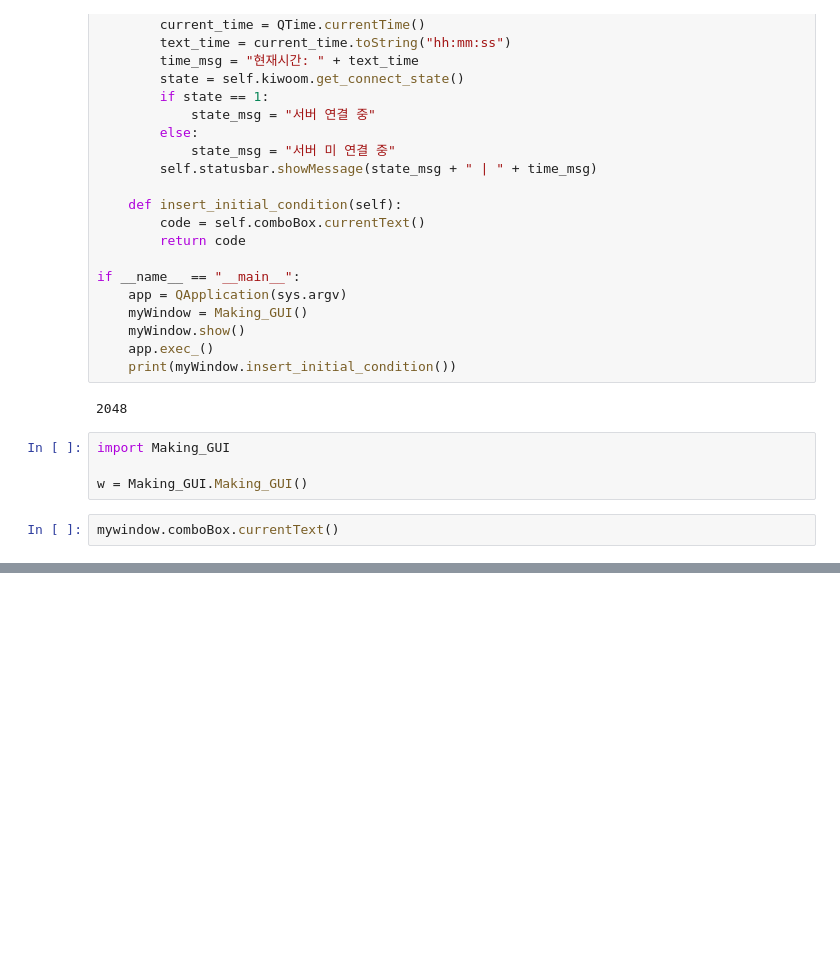
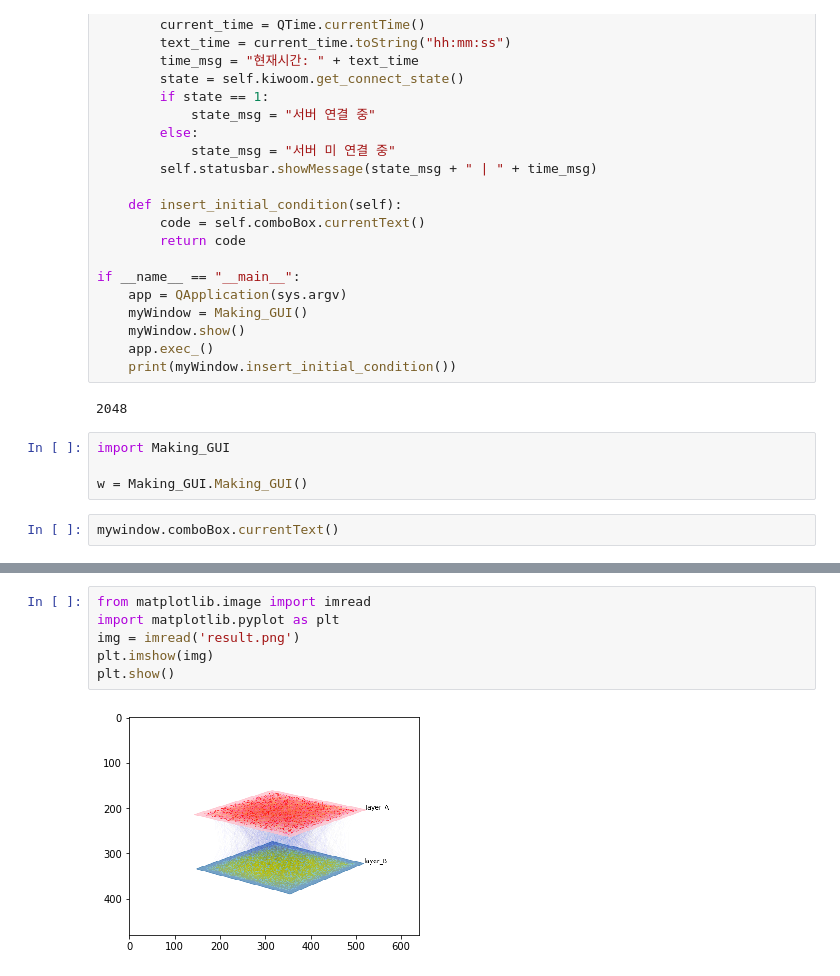
Before and after one commit to leighsix/CompetitionPycharm, a Jupyter notebook: Untitled.ipynb, the cells around one changed output, grey strips where cells are left out. Cells and saved outputs as stored; diff of their text form; blank space fills up the shorter version.

```diff
--- a/Untitled.ipynb
+++ b/Untitled.ipynb
@@ -46,0 +50,8 @@ mywindow.comboBox.currentText()
+# %%
+from matplotlib.image import imread
+import matplotlib.pyplot as plt
+img = imread('result.png')
+plt.imshow(img)
+plt.show()
+# %% [output]
+[figure, added]
```
Also changed, not shown: parts of 1 cell of this notebook, 21 other files.
